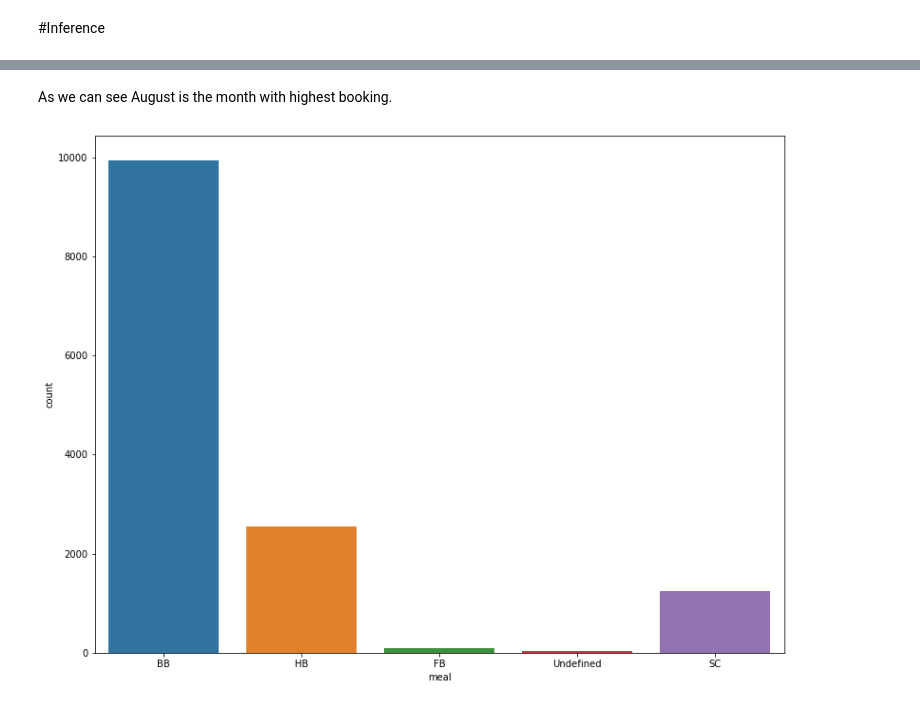
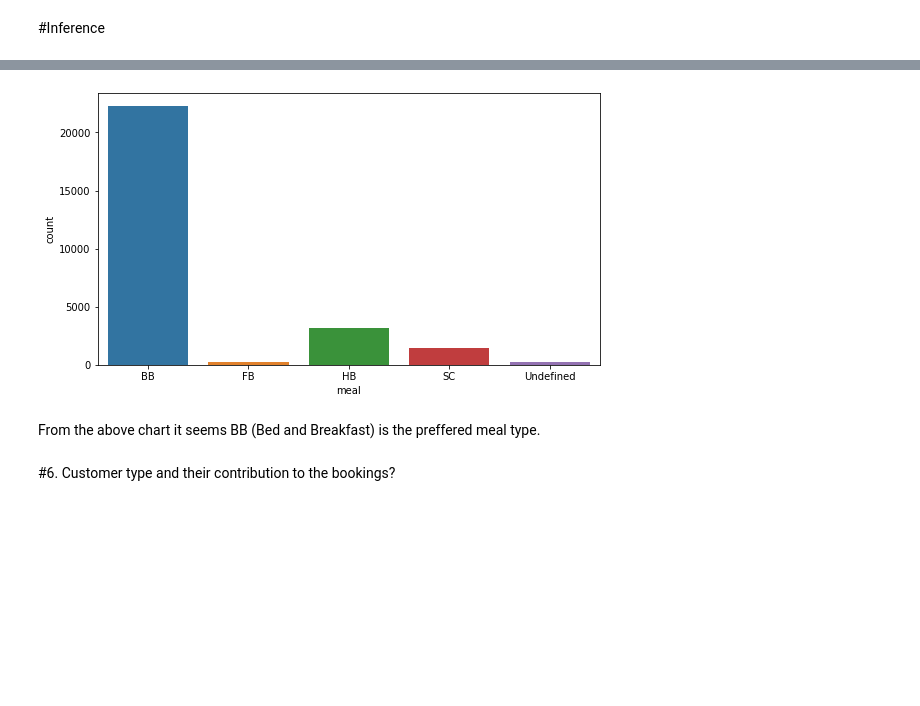
Before and after one commit to Priyanka40k/EDA_Hotel-Booking-Capston-Project, a Jupyter notebook: Copy_of_EDA_Hotel_booking_Q1.ipynb, the cells around one changed output, grey strips where cells are left out. Saved outputs shown, nothing was run; the diff lists cells and outputs as text; code cells hidden in the pictures; blank space fills up the shorter version.

```diff
--- a/Copy_of_EDA_Hotel_booking_Q1.ipynb
+++ b/Copy_of_EDA_Hotel_booking_Q1.ipynb
@@ -15,0 +206,7 @@ df=pd.read_csv(file_path)
+# %%
+df['children'].fillna(0,inplace=True)
+# %%
+# Lets add some new columns
+
+df['total_people'] = df['adults'] + df['babies'] + df['children']
+df['total_stay'] = df['stays_in_weekend_nights'] + df['stays_in_week_nights']
@@ -15,0 +235,5 @@ df=pd.read_csv(file_path)
+# %%
+df['country'].fillna('others',inplace=True)
+# %%
+df['agent'].fillna('self_booked',inplace=True)
+df ['company'].fillna('self_booked',inplace=True)
@@ -68,11 +357,13 @@ Name: arrival_date_month, dtype: int64
-# %% [markdown]
-As we can see August is the month with highest booking.
 # %%
-plt.figure(figsize=(13,10))
-sns.countplot(data= df[df['arrival_date_month']=='August'],
-              x = 'meal');
+plt.figure(figsize=(9,5))
+sns.countplot(data=df[df['country']=='PRT'],
+              x='meal');
 # %% [output]
-[figure, old version]
+[figure, new version]
+# %% [markdown]
+From the above chart it seems BB (Bed and Breakfast) is the preffered meal type.
+# %% [markdown]
+#6. Customer type and their contribution to the bookings?
 # %%
 df['customer_type'].value_counts()
 # %% [output]
```
Also changed, not shown: parts of 99 cells of this notebook.
